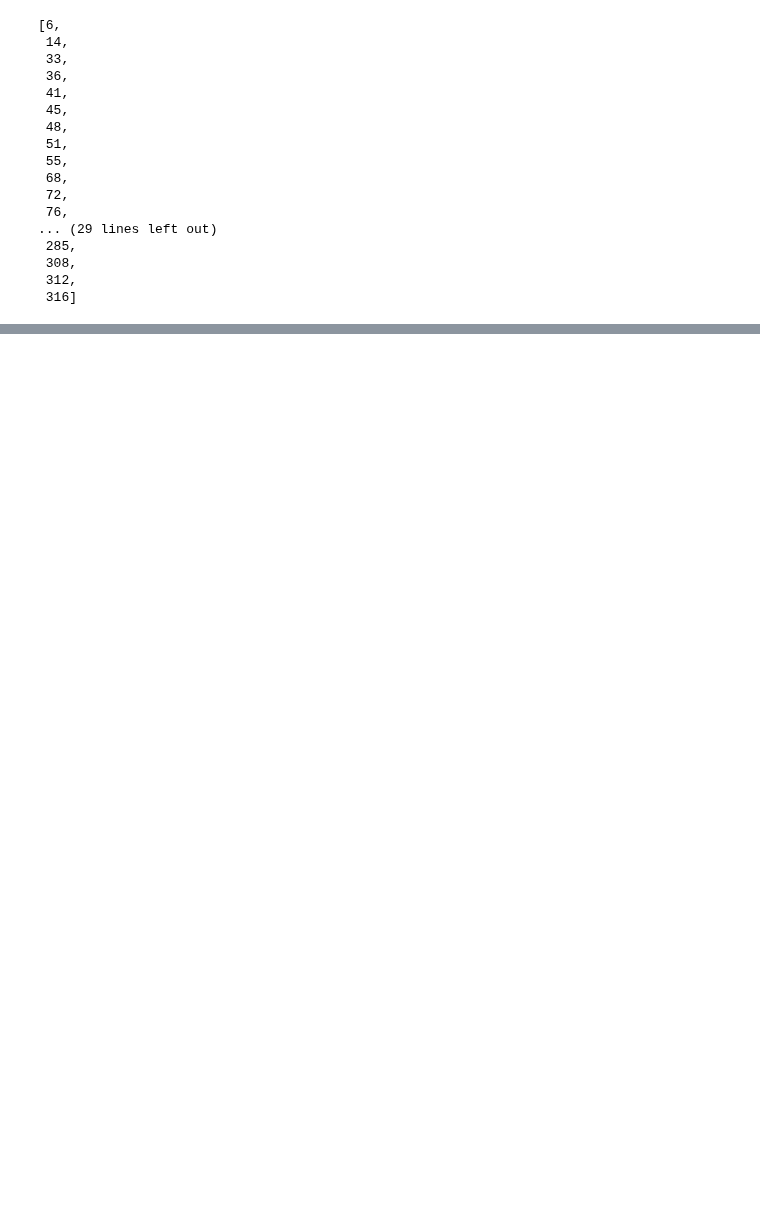
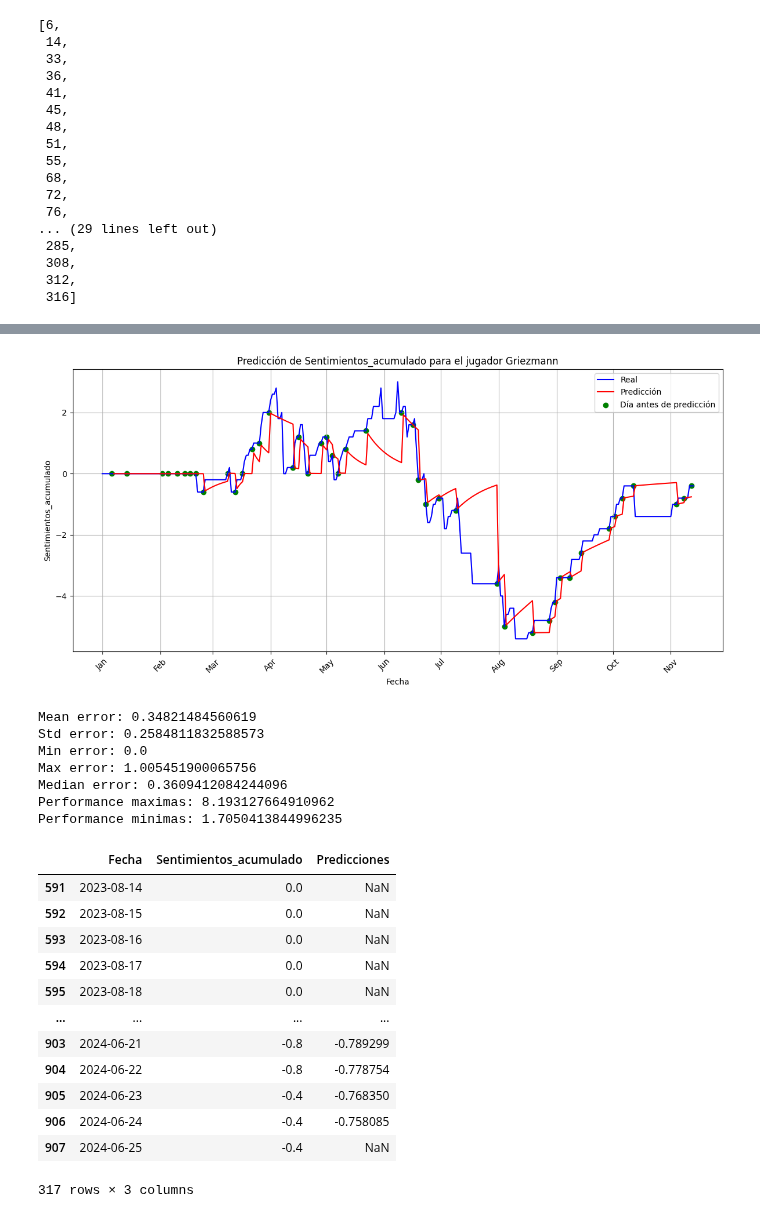
Before and after one commit to Santiagodiz/PlayerPulse, a Jupyter notebook: data/data_mining.ipynb, the cells around one changed output, grey strips where cells are left out. Cells and saved outputs as stored; diff of their text form; code cells hidden in the pictures; blank space fills up the shorter version.

```diff
--- a/data/data_mining.ipynb
+++ b/data/data_mining.ipynb
@@ -375,3 +275,0 @@ plt.show()
-# %%
-df_jugador.loc[:, 'Fecha'] = pd.to_datetime(df_jugador['Fecha'])
-df_jugador.set_index('Fecha', inplace=True)
@@ -418,0 +276,24 @@ Timestamp('2023-08-20 00:00:00')
+# %%
+evaluate_model_no_exog(df_jugador, order, seasonal_order, y)
+# %% [output]
+[figure, added]
+Mean error: 0.34821484560619
+Std error: 0.2584811832588573
+Min error: 0.0
+Max error: 1.005451900065756
+Median error: 0.3609412084244096
+Performance maximas: 8.193127664910962
+Performance minimas: 1.7050413844996235
+|  | Fecha | Sentimientos_acumulado | Predicciones |
+| 591 | 2023-08-14 | 0.0 | NaN |
+| 592 | 2023-08-15 | 0.0 | NaN |
+| 593 | 2023-08-16 | 0.0 | NaN |
+| 594 | 2023-08-17 | 0.0 | NaN |
+| 595 | 2023-08-18 | 0.0 | NaN |
+| ... | ... | ... | ... |
+| 903 | 2024-06-21 | -0.8 | -0.789299 |
+| 904 | 2024-06-22 | -0.8 | -0.778754 |
+| 905 | 2024-06-23 | -0.4 | -0.768350 |
+| 906 | 2024-06-24 | -0.4 | -0.758085 |
+| 907 | 2024-06-25 | -0.4 | NaN |
+317 rows × 3 columns
```
Also changed, not shown: parts of 12 cells of this notebook.
